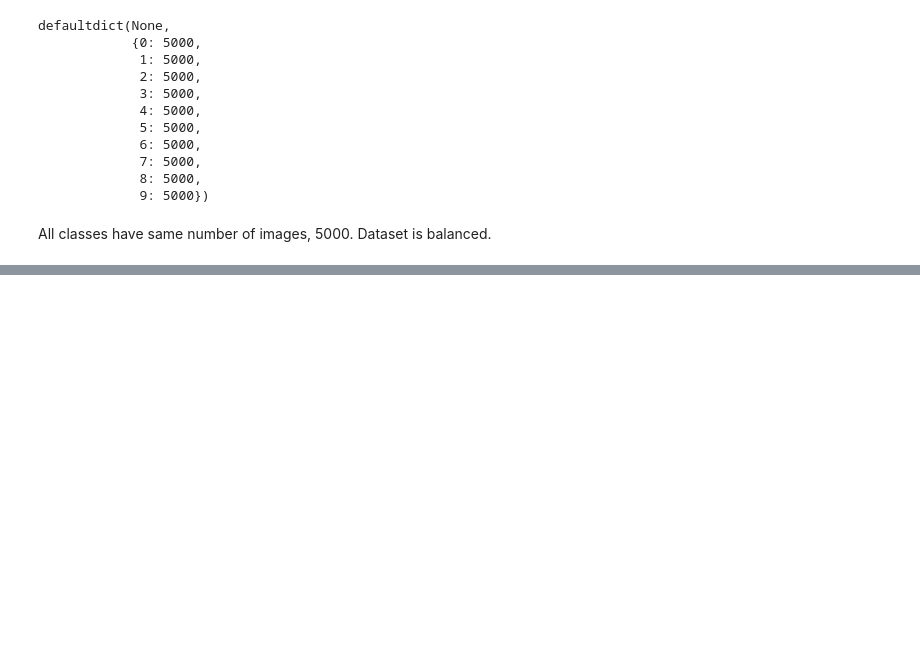
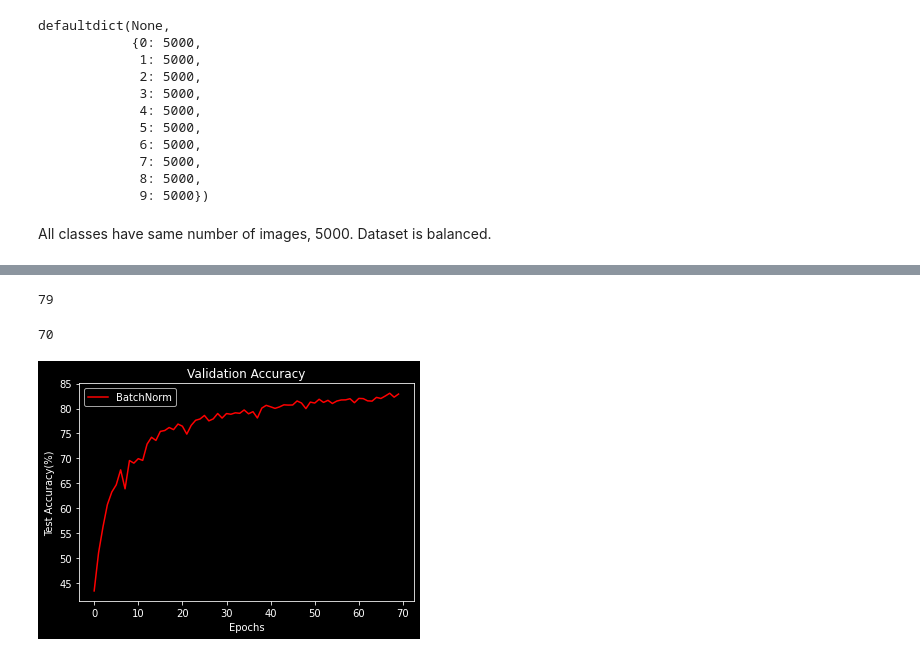
Before and after one commit to rohansh-tty/EVA-6, a Jupyter notebook: Assignments/S7/S7_Assignment.ipynb, the cells around one changed output, grey strips where cells are left out. Saved outputs shown, nothing was run; the diff lists cells and outputs as text; code cells hidden in the pictures; blank space fills up the shorter version.

```diff
--- a/Assignments/S7/S7_Assignment.ipynb
+++ b/Assignments/S7/S7_Assignment.ipynb
@@ -480,5 +309,0 @@ So, let's get the index of the highest energy:
-# %%
-_, predicted = torch.max(outputs, 1)
-
-print('Predicted: ', ' '.join('%5s' % classes[predicted[j]]
-                              for j in range(4)))
@@ -510,9 +336,10 @@ not perform well:
 class_correct = list(0. for i in range(10))
 class_total = list(0. for i in range(10))
 with torch.no_grad():
-    for data in testloader:
+    for data in modelconfig.testloader:
         images, labels = data
-        outputs = net(images)
+        labels=labels.to(modelconfig.device)
+        outputs = model(images.to(modelconfig.device))
         _, predicted = torch.max(outputs, 1)
         c = (predicted == labels).squeeze()
         for i in range(4):
@@ -523,4 +350,4 @@ with torch.no_grad():
 
 for i in range(10):
     print('Accuracy of %5s : %2d %%' % (
-        classes[i], 100 * class_correct[i] / class_total[i]))
+        modelconfig.classes[i], 100 * class_correct[i] / class_total[i]))
@@ -526,0 +365,43 @@ for i in range(10):
+# %%
+len(modelconfig.testloader)
+# %% [output]
+79
+# %%
+_results = modelconfig.model_results
+testacc =  _results['TestAccuracy']
+trainacc =  _results['TrainAccuracy']
+testloss = [i/len(modelconfig.testloader) for i in _results['TestLoss']]
+trainloss = [i/len(modelconfig.trainloader) for i in _results['TrainLoss']]
+
+# testacc = model_results['TestAccuracy']
+# trainacc = model_results['TrainAccuracy']
+# testloss = model_results['TestLoss']
+# trainloss = model_results['TrainLoss']
+# _results
+# %%
+len(testacc)
+# %% [output]
+70
+# %%
+plot_details_dict = {'Test Accuracy(%)': 'Validation Accuracy',
+                     'Train Accuracy(%)': 'Train Accuracy',
+                     'Test Loss(%)': 'Validation Loss',
+                     'Train Loss(%)': 'Train Loss'}
+
+
+def plot_curve(data, y_label):
+  # Plotting both the curves simultaneously
+  with plt.style.context('dark_background'):# fivethirtyeight
+    plt.plot(data[0:70], color='r', label='BatchNorm')
+
+    # Naming the x-axis, y-axis and the whole graph
+    plt.xlabel("Epochs")
+    plt.ylabel(y_label)
+    plt.title(plot_details_dict[y_label])
+
+    # Adding legend, which helps us recognize the curve according to it's color
+    plt.legend()
+# %%
+plot_curve(testacc, "Test Accuracy(%)")
+# %% [output]
+[figure, added]
```
Also changed, not shown: parts of 33 cells of this notebook, 17 other files.
